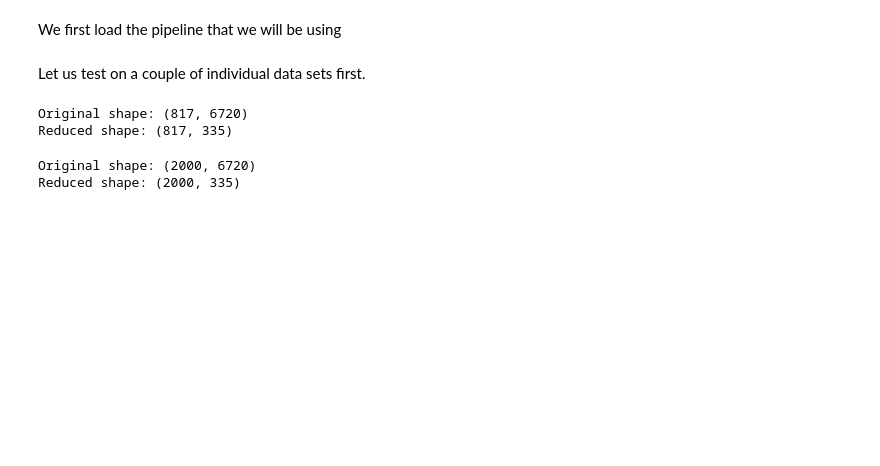
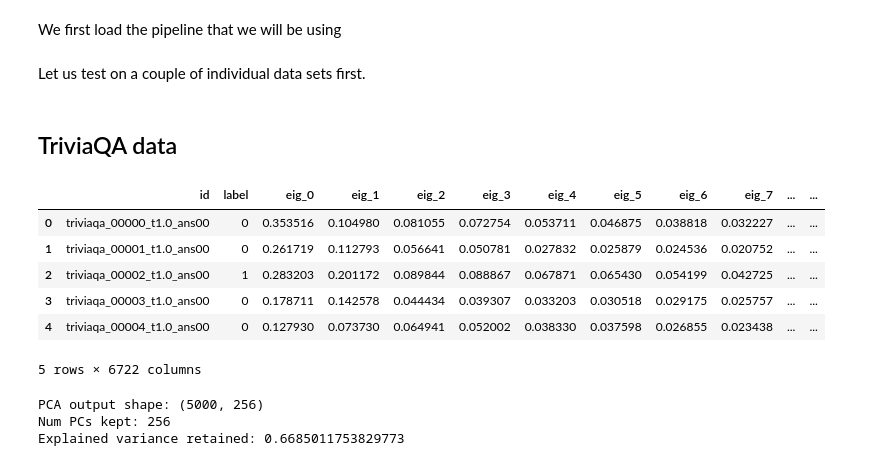
Before and after one commit to Erdos-Projects/spring-2026-LLM-hallucinations, a Jupyter notebook: spectral-llm-hal/notebooks/pca.ipynb, the cells around one changed output. Drawn from its saved outputs; the diff is of its cells as text; code cells hidden in the pictures; blank space fills up the shorter version.

```diff
--- a/spectral-llm-hal/notebooks/pca.ipynb
+++ b/spectral-llm-hal/notebooks/pca.ipynb
@@ -10,22 +14,18 @@ pipe = pipeline(L=21, H=32, K=10)
 # %% [markdown]
 Let us test on a couple of individual data sets first.
 # %%
-X1, ids1 = pipe.load_pt(r"../data/spectral/truthfulQA_Judgelabels_and_eigs_top10.pt")
+# X1, ids1 = pipe.load_pt(r"../data/spectral/truthfulQA_Judgelabels_and_eigs_top10.pt")
 
-X1_pca = pipe.fit_transform(X1)
+# X1_pca = pipe.fit_transform(X1)
 
-print("Original shape:", X1.shape)
-print("Reduced shape:", X1_pca.shape)
+# print("Original shape:", X1.shape)
+# print("Reduced shape:", X1_pca.shape)
-# %% [output]
-Original shape: (817, 6720)
-Reduced shape: (817, 335)
 # %%
-X2, ids2 = pipe.load_pt(r"../data/spectral/triviaQA_Judgelabels_and_eigs_top10.pt")
+# X2, ids2 = pipe.load_pt(r"../data/spectral/temp_1/triviaqa_t1.0_n1_eigen.pt", feature_key="eigs_top10")
 
-X2_pca = pipe.transform(X2)
+# X2_pca = pipe.fit_transform(X2)
 
-print("Original shape:", X2.shape)
-print("Reduced shape:", X2_pca.shape)
+# print("Original shape:", X2.shape)
+# print("Reduced shape:", X2_pca.shape)
-# %% [output]
-Original shape: (2000, 6720)
-Reduced shape: (2000, 335)
+# %% [markdown]
+## TriviaQA data
@@ -31,0 +65,39 @@ Reduced shape: (2000, 335)
+# %%
+# jsonl_pt = r"../data/spectral/temp_1/triviaqa_t1.0_n1.jsonl"
+eigen_pt = r"../data/spectral/temp_1/triviaqa_Judgelabels_and_eigs_top10.pt"
+
+payload = torch.load(eigen_pt, map_location="cpu")
+
+# print(type(payload))
+# print(payload.keys())
+
+rows = []
+
+for sample_id, item in payload["data"].items():
+
+    eigvals = item["eig_top10"].numpy()
+
+    row = {
+        "id": sample_id,
+        "label": item["label"],
+        # "domain": item.get("domain", None),
+    }
+
+    # expand eigenvalues into columns
+    for i, v in enumerate(eigvals):
+        row[f"eig_{i}"] = float(v)
+
+    rows.append(row)
+
+df1 = pd.DataFrame(rows)
+# %%
+df1["label"] = df1["label"].apply(lambda x: 1 if x.lower() == "incorrect" else 0)
+df1.head()
+# %% [output]
+|  | id | label | eig_0 | eig_1 | eig_2 | eig_3 | eig_4 | eig_5 | eig_6 | eig_7 | ... | ... |
+| 0 | triviaqa_00000_t1.0_ans00 | 0 | 0.353516 | 0.104980 | 0.081055 | 0.072754 | 0.053711 | 0.046875 | 0.038818 | 0.032227 | ... | ... |
+| 1 | triviaqa_00001_t1.0_ans00 | 0 | 0.261719 | 0.112793 | 0.056641 | 0.050781 | 0.027832 | 0.025879 | 0.024536 | 0.020752 | ... | ... |
+| 2 | triviaqa_00002_t1.0_ans00 | 1 | 0.283203 | 0.201172 | 0.089844 | 0.088867 | 0.067871 | 0.065430 | 0.054199 | 0.042725 | ... | ... |
+| 3 | triviaqa_00003_t1.0_ans00 | 0 | 0.178711 | 0.142578 | 0.044434 | 0.039307 | 0.033203 | 0.030518 | 0.029175 | 0.025757 | ... | ... |
+| 4 | triviaqa_00004_t1.0_ans00 | 0 | 0.127930 | 0.073730 | 0.064941 | 0.052002 | 0.038330 | 0.037598 | 0.026855 | 0.023438 | ... | ... |
+5 rows × 6722 columns
@@ -31,0 +108,12 @@ Reduced shape: (2000, 335)
+# %%
+# -----------------------------
+# Fit PCA on the dataset
+# -----------------------------
+X_pca = pipe.fit_transform(X, pca_variance=256)
+print("PCA output shape:", X_pca.shape)
+print("Num PCs kept:", pipe.pca.n_components_)
+print("Explained variance retained:", pipe.pca.explained_variance_ratio_.sum())
+# %% [output]
+PCA output shape: (5000, 256)
+Num PCs kept: 256
+Explained variance retained: 0.6685011753829773
```
Also changed, not shown: parts of 29 cells of this notebook, 11 other files.
